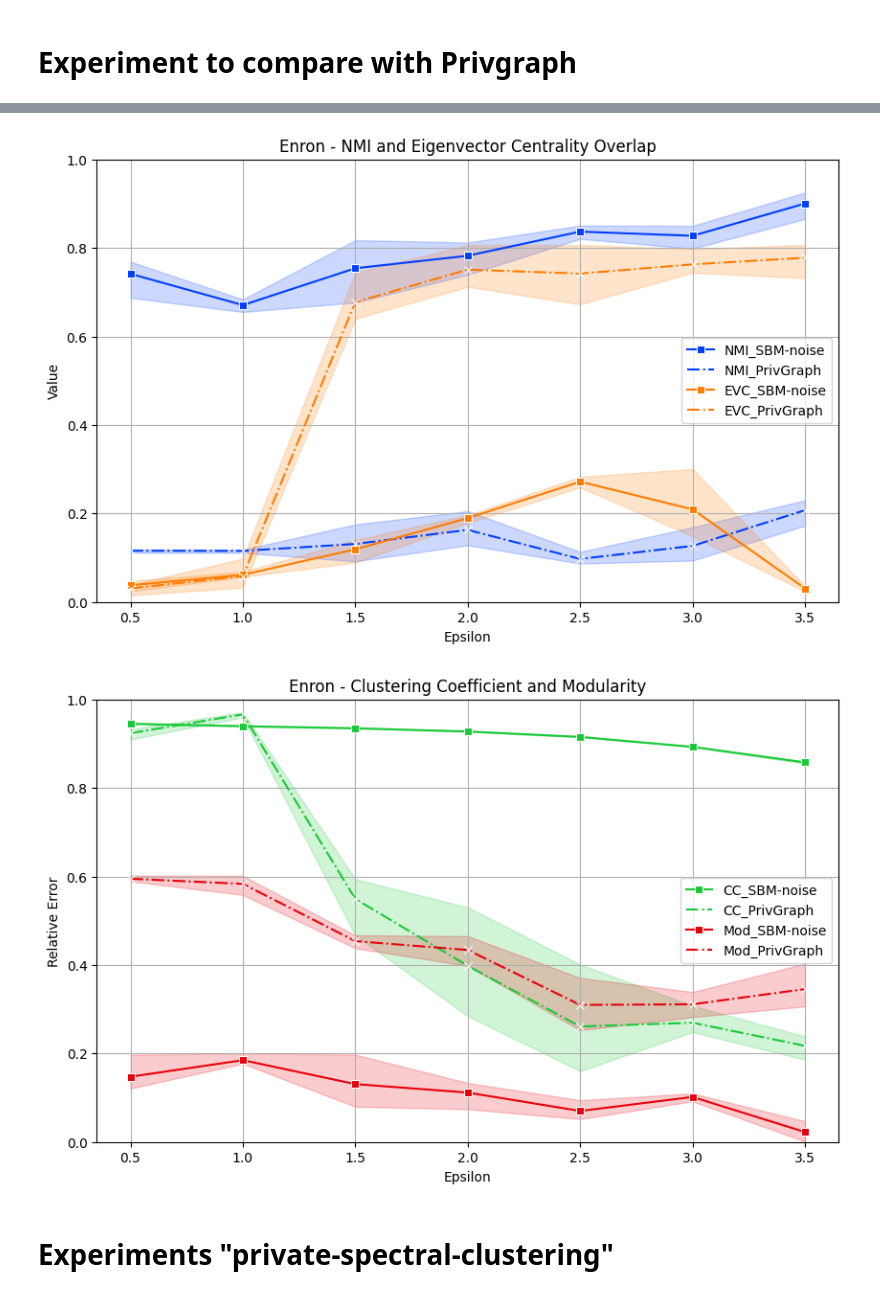
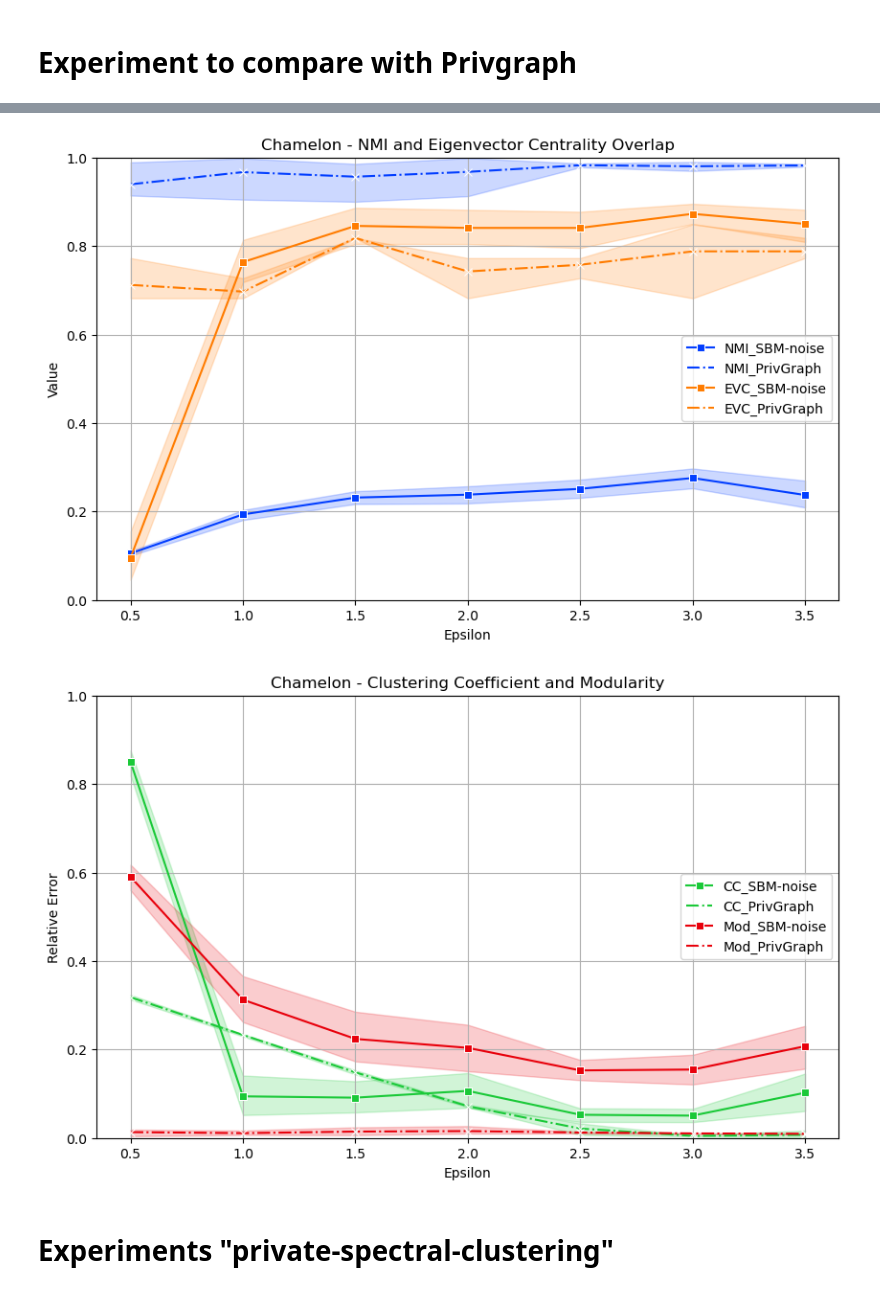
Before and after one commit to Jsalasp/SBM-Noise, a Jupyter notebook: SBM_Noise/SBM_Noise.ipynb, the cells around one changed output, grey strips where cells are left out. Saved outputs shown, nothing was run; the diff lists cells and outputs as text; code cells hidden in the pictures.

```diff
--- a/SBM_Noise/SBM_Noise.ipynb
+++ b/SBM_Noise/SBM_Noise.ipynb
@@ -322,10 +332,10 @@ KeyboardInterrupt
 # %%
 # PLOTS
 
-name = 'Enron' # 'CA-HepPh' # 'Facebook' # 'Chamelon' #
-df = pd.read_csv('/content/PrivGraph/result/%s_20_1.0_0.33_0.33_3.csv'%(name))
+name = 'Chamelon' # 'CA-HepPh' # 'Facebook' # 'Enron' #
+df = pd.read_csv('./result/SBM_Chamelon.csv')
 # Load the data from the CSV file into a pandas DataFrame.
-df_new = pd.read_csv('/content/PrivGraph/result/%s_3.csv'%name)
+df_new = pd.read_csv('./result/PrivGraph_Chamelon.csv')
 
 color_palette = sns.color_palette("bright")
 
@@ -341,35 +351,35 @@ sns.lineplot(x='eps', y='nmi', data=df, label='NMI_PrivGraph', marker='x', lines
 sns.lineplot(x='eps', y='evc_overlap', data=df_new, label='EVC_SBM-noise', marker='s', color=color_palette[1])
 sns.lineplot(x='eps', y='evc_overlap', data=df, label='EVC_PrivGraph', marker='x', linestyle='dashdot', color=color_palette[1])
 
 # Customize the plot
 plt.xlabel('Epsilon')
 plt.ylabel('Value')
 plt.title('%s - NMI and Eigenvector Centrality Overlap'%(name))
 plt.legend(loc='center right')
 plt.ylim(0, 1)
 plt.grid(True)
 plt.show()
 
 ##
 plt.figure(figsize=(10, 6))
 
 # Plot data from the original 'df'
 sns.lineplot(x='eps', y='cc_rel', data=df_new, label='CC_SBM-noise', marker='s', color=color_palette[2])
 sns.lineplot(x='eps', y='cc_rel', data=df, label='CC_PrivGraph', marker='x', linestyle='dashdot', color=color_palette[2])
 sns.lineplot(x='eps', y='mod_rel', data=df_new, label='Mod_SBM-noise', marker='s', color=color_palette[3])
 sns.lineplot(x='eps', y='mod_rel', data=df, label='Mod_PrivGraph', marker='x', linestyle='dashdot', color=color_palette[3])
 
 # Customize the plot
 plt.xlabel('Epsilon')
 plt.ylabel('Relative Error')
 plt.title('%s - Clustering Coefficient and Modularity'%(name))
 plt.legend(loc='center right')
 plt.ylim(0, 1)
 plt.grid(True)
 plt.show()
 # %% [output]
-[figure, old version]
+[figure, new version]
-[figure, old version]
+[figure, new version]
 # %% [markdown]
 # Experiments "private-spectral-clustering"
 # %%
```
Also changed, not shown: parts of 24 cells of this notebook, 3 other files.
